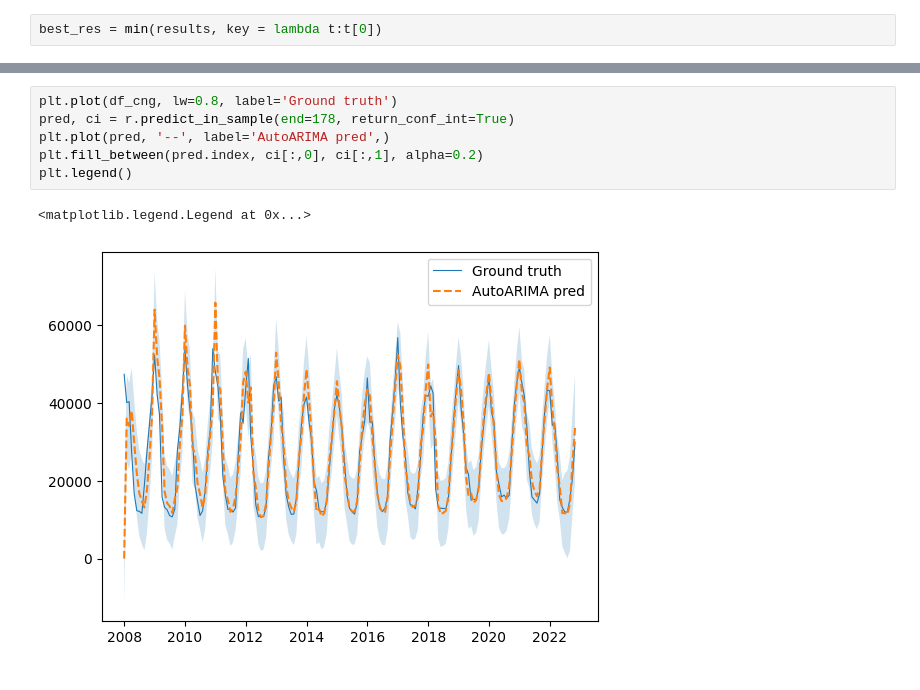
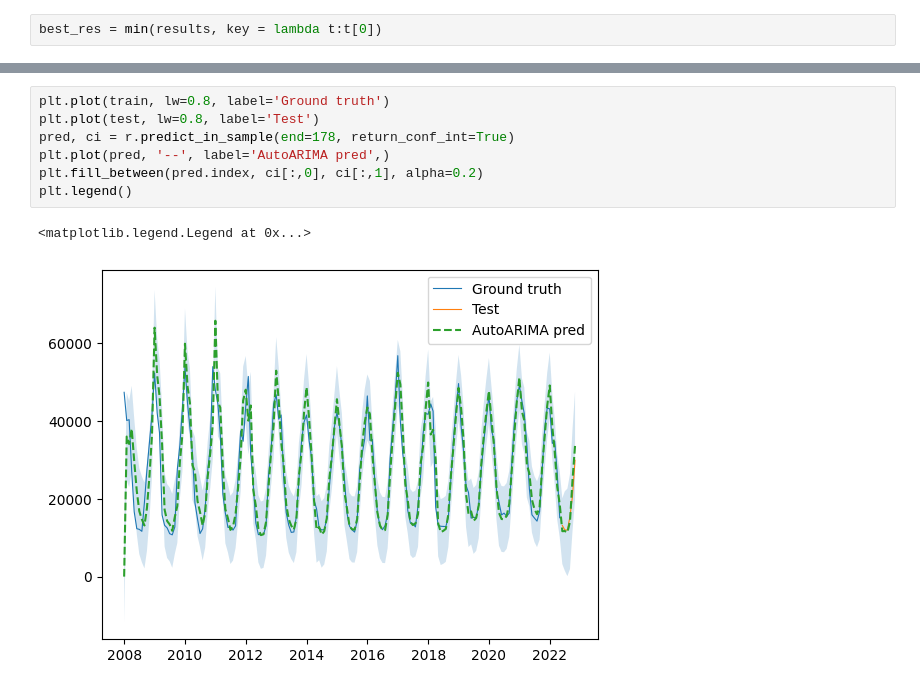
Before and after one commit to NevoleMarek/NI-SCR-assignment, a Jupyter notebook: project.ipynb, the cells around one changed output, grey strips where cells are left out. Cells and saved outputs as stored; diff of their text form.

```diff
--- a/project.ipynb
+++ b/project.ipynb
@@ -383,13 +381,14 @@ Warnings:
 [2] Covariance matrix is singular or near-singular, with condition number 1.17e+31. Standard errors may be unstable.
 [figure]
 # %%
-plt.plot(df_cng, lw=0.8, label='Ground truth')
+plt.plot(train, lw=0.8, label='Ground truth')
+plt.plot(test, lw=0.8, label='Test')
 pred, ci = r.predict_in_sample(end=178, return_conf_int=True)
 plt.plot(pred, '--', label='AutoARIMA pred',)
 plt.fill_between(pred.index, ci[:,0], ci[:,1], alpha=0.2)
 plt.legend()
 # %% [output]
 <matplotlib.legend.Legend at 0x...>
-[figure, old version]
+[figure, new version]
 # %%
 plt.plot(df_cng, lw=0.8, label='Ground truth')
```
Also changed, not shown: parts of 4 cells of this notebook.
